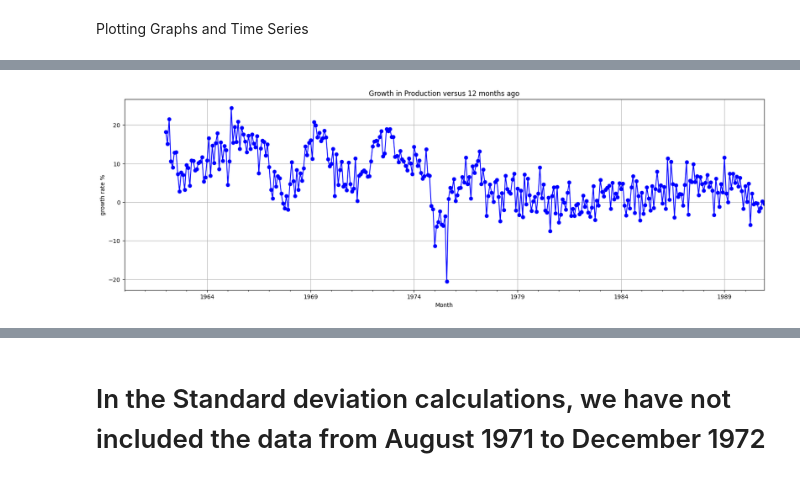
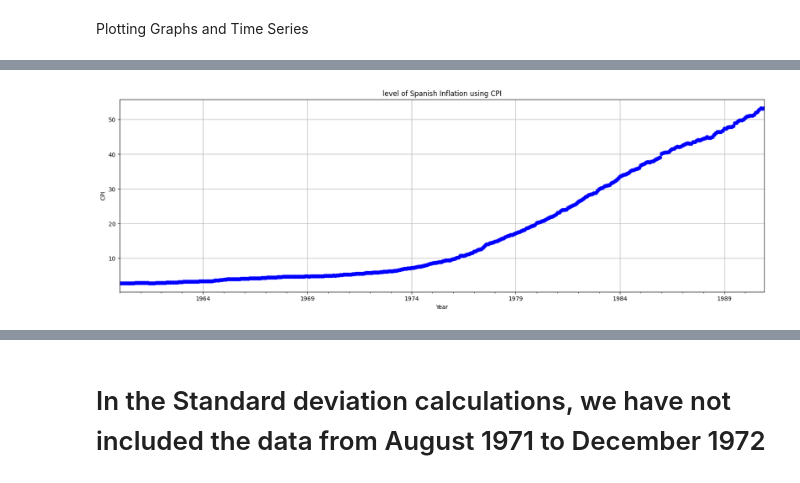
Before and after one commit to Josh-Yg/Macro-Pythonwork, a Jupyter notebook: Data Cleaning.ipynb, the cells around one changed output, grey strips where cells are left out. Cells and saved outputs as stored; diff of their text form; code cells hidden in the pictures.

```diff
--- a/Data Cleaning.ipynb
+++ b/Data Cleaning.ipynb
@@ -576,11 +292,11 @@ plt.show()
-# %%
-# Plot monthly time series of growth in monthly production versus 12 months ago in Spain
-plt.figure(figsize=(20, 6))
-df_month_series['Growth in Production versus 12 months ago %'].plot(kind='line', marker='o', color='blue', linestyle='-')
-plt.title('Growth in Production versus 12 months ago')
-plt.xlabel('Month')
-plt.ylabel('growth rate %')
-plt.grid(True)
-plt.show()
-# %% [output]
-[figure, removed]
+# %%
+#levels of nominal exchange rates Spain
+plt.figure(figsize=(20, 6))
+df_month_series['Consumer Price Index'].plot(kind='line', marker='o', color='blue', linestyle='-')
+plt.title('level of Spanish Inflation using CPI')
+plt.xlabel('Year')
+plt.ylabel('CPI')
+plt.grid(True)
+plt.show()
+# %% [output]
+[figure, added]
```
Also changed, not shown: parts of 52 cells of this notebook.
